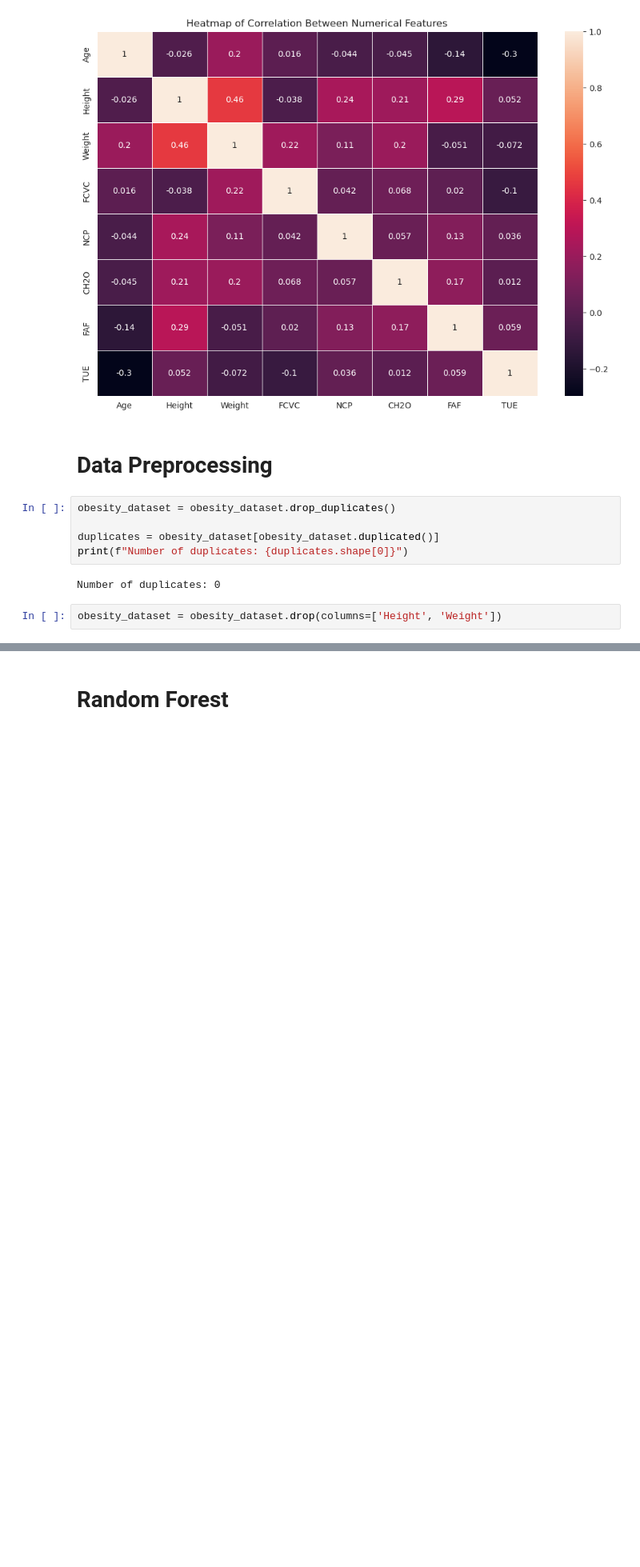
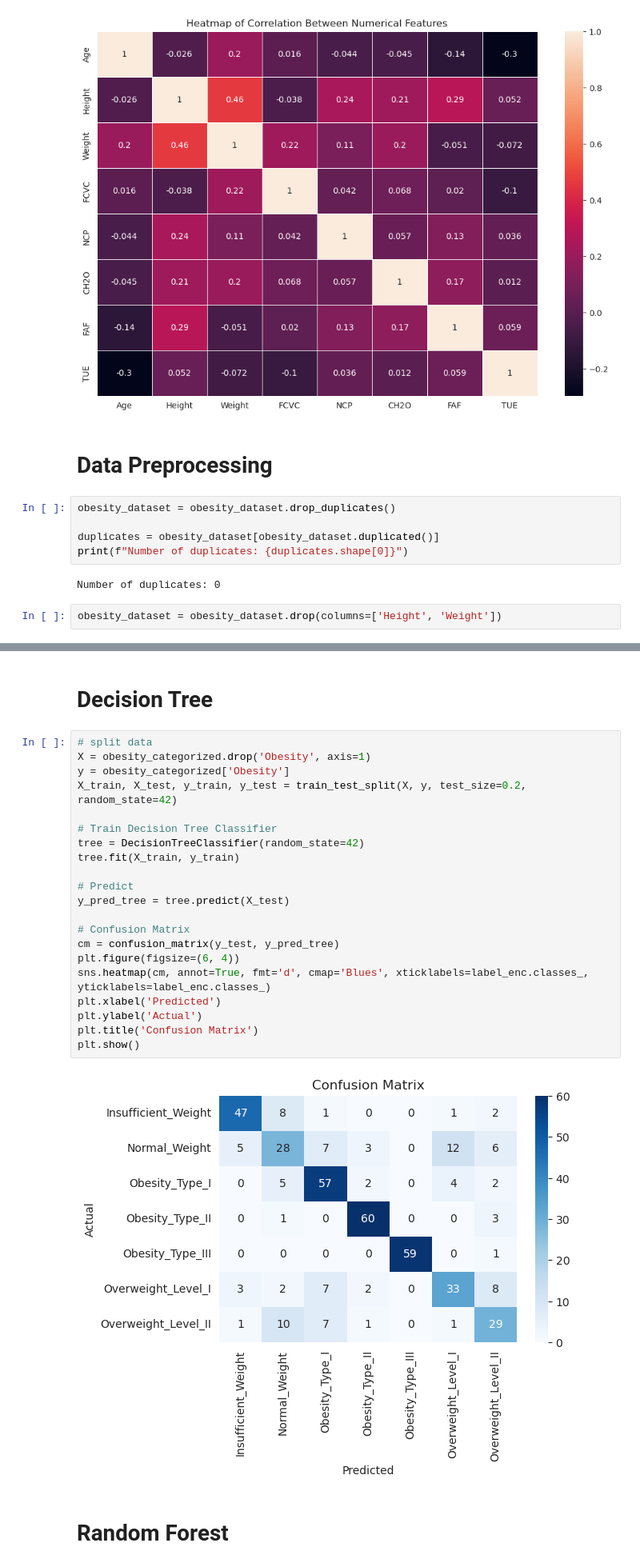
Before and after one commit to Niklas-Wag/Sleep_DSAI, a Jupyter notebook: ObesityPrediction.ipynb, the cells around one changed output, grey strips where cells are left out. Shown: that part at 80% size. Drawn from its saved outputs; the diff is of its cells as text; blank space fills up the shorter version.

```diff
--- a/ObesityPrediction.ipynb
+++ b/ObesityPrediction.ipynb
@@ -78,3 +111,28 @@ obesity_dataset = obesity_dataset.drop(columns=['Height', 'Weight'])
+# %% [markdown]
+# Decision Tree
+# %%
+# split data
+X = obesity_categorized.drop('Obesity', axis=1)
+y = obesity_categorized['Obesity']
+X_train, X_test, y_train, y_test = train_test_split(X, y, test_size=0.2, random_state=42)
+
+# Train Decision Tree Classifier
+tree = DecisionTreeClassifier(random_state=42)
+tree.fit(X_train, y_train)
+
+# Predict
+y_pred_tree = tree.predict(X_test)
+
+# Confusion Matrix
+cm = confusion_matrix(y_test, y_pred_tree)
+plt.figure(figsize=(6, 4))
+sns.heatmap(cm, annot=True, fmt='d', cmap='Blues', xticklabels=label_enc.classes_, yticklabels=label_enc.classes_)
+plt.xlabel('Predicted')
+plt.ylabel('Actual')
+plt.title('Confusion Matrix')
+plt.show()
+# %% [output]
+[figure, added]
 # %% [markdown]
 # Random Forest
 # %%
```
Also changed, not shown: parts of 6 cells of this notebook.
